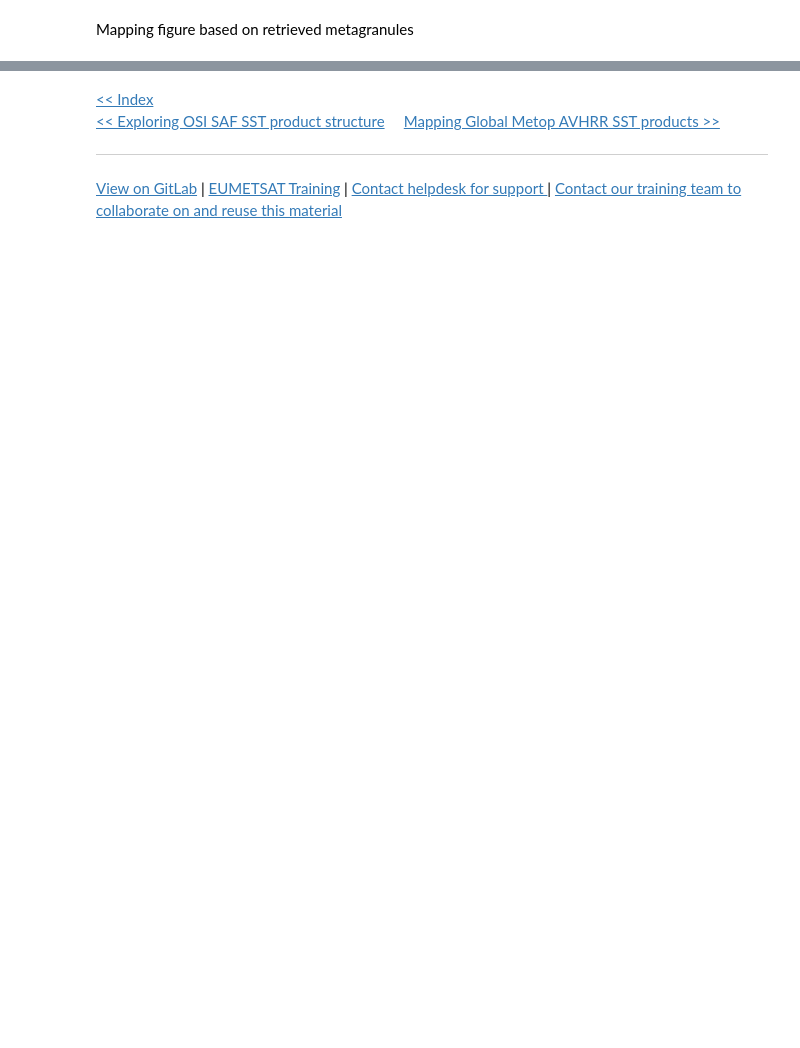
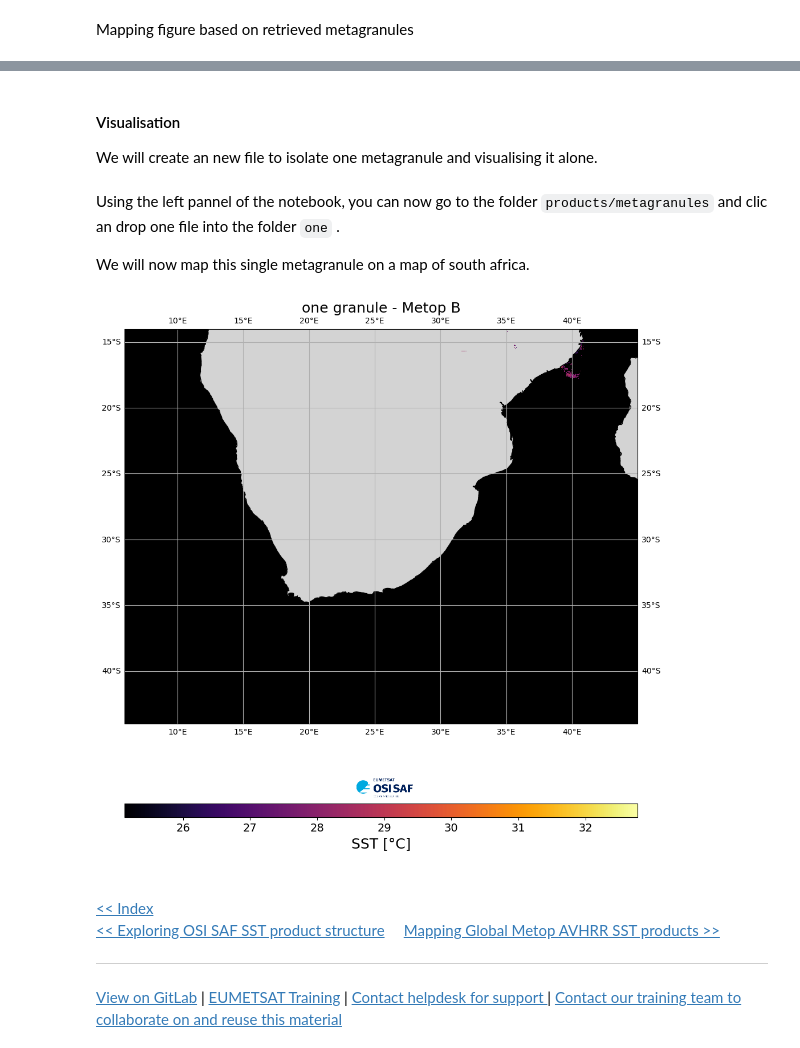
Before and after one commit to eumetsat/learn-osi-saf-sst, a Jupyter notebook: 1_OSI_SAF_sst_introductory/1_3a_OSI_SAF_SST_mapping_Metop_Metagranules.ipynb, the cells around one changed output, grey strips where cells are left out. Saved outputs shown, nothing was run; the diff lists cells and outputs as text; code cells hidden in the pictures; blank space fills up the shorter version.

Commit message:
sharing global updates

```diff
--- a/1_OSI_SAF_sst_introductory/1_3a_OSI_SAF_SST_mapping_Metop_Metagranules.ipynb
+++ b/1_OSI_SAF_sst_introductory/1_3a_OSI_SAF_SST_mapping_Metop_Metagranules.ipynb
@@ -156,0 +278,3 @@ cb.ax.tick_params(labelsize=14)
+# %% [markdown]
+#### Visualisation
+We will create an new file to isolate one metagranule and visualising it alone.
@@ -157,6 +284,30 @@ cb.ax.tick_params(labelsize=14)
+# %% [markdown]
+Using  the left pannel of the notebook, you can now go to the folder `products/metagranules` and clic an drop one file into the folder `one` .
+
+We will now map this single metagranule on a map of south africa.
+# %%
+fig = plt.figure(figsize=(12,12))
+
+# request output projection
+output_projection=ccrs.PlateCarree()
+
+# define axis and title
+title = "one granule - Metop B"
+
+# Mapping sst
+im = mapping_sst('products/metagranules/one/',
+                 output_projection,
+                 cmap,
+                 title=title,
+                 region=[lon_min,lon_max,lat_min-5,lat_max])
+
+add_colorbar(im, fig, orientation="horizontal", cmap=cmap)
+# %% [output]
+[figure, added]
 # %% [markdown]
+##
 <a href="../Index.ipynb" target="_blank"><< Index</a>
 <br>
-<a href="./1_2_OSI_SAF_SST_file_structure.ipynb" target="_blank"><< Exploring OSI SAF SST product structure</a>&nbsp;&nbsp;&nbsp;&nbsp;&nbsp;<a href="./1_3b_OSI_SAF_SST_mapping_Global_Metop_SST.ipynb" target="_blank">Mapping Global Metop AVHRR SST products >></a>
+<a href="./1_2c_OSI_SAF_SST_IST_High_Latitudes_file_structure.ipynb" target="_blank"><< Exploring OSI SAF SST product structure</a>&nbsp;&nbsp;&nbsp;&nbsp;&nbsp;<a href="./1_3b_OSI_SAF_SST_mapping_Global_Metop_SST.ipynb" target="_blank">Mapping Global Metop AVHRR SST products >></a>
 <hr>
 <a href="https://gitlab.eumetsat.int/eumetlab/ocean">View on GitLab</a> | <a href="https://training.eumetsat.int/">EUMETSAT Training</a> | <a href=mailto:ops@eumetsat.int>Contact helpdesk for support </a> | <a href=mailto:Copernicus.training@eumetsat.int>Contact our training team to collaborate on and reuse this material</a></span></p>
```
Also changed, not shown: parts of 17 cells of this notebook, 21 other files.
